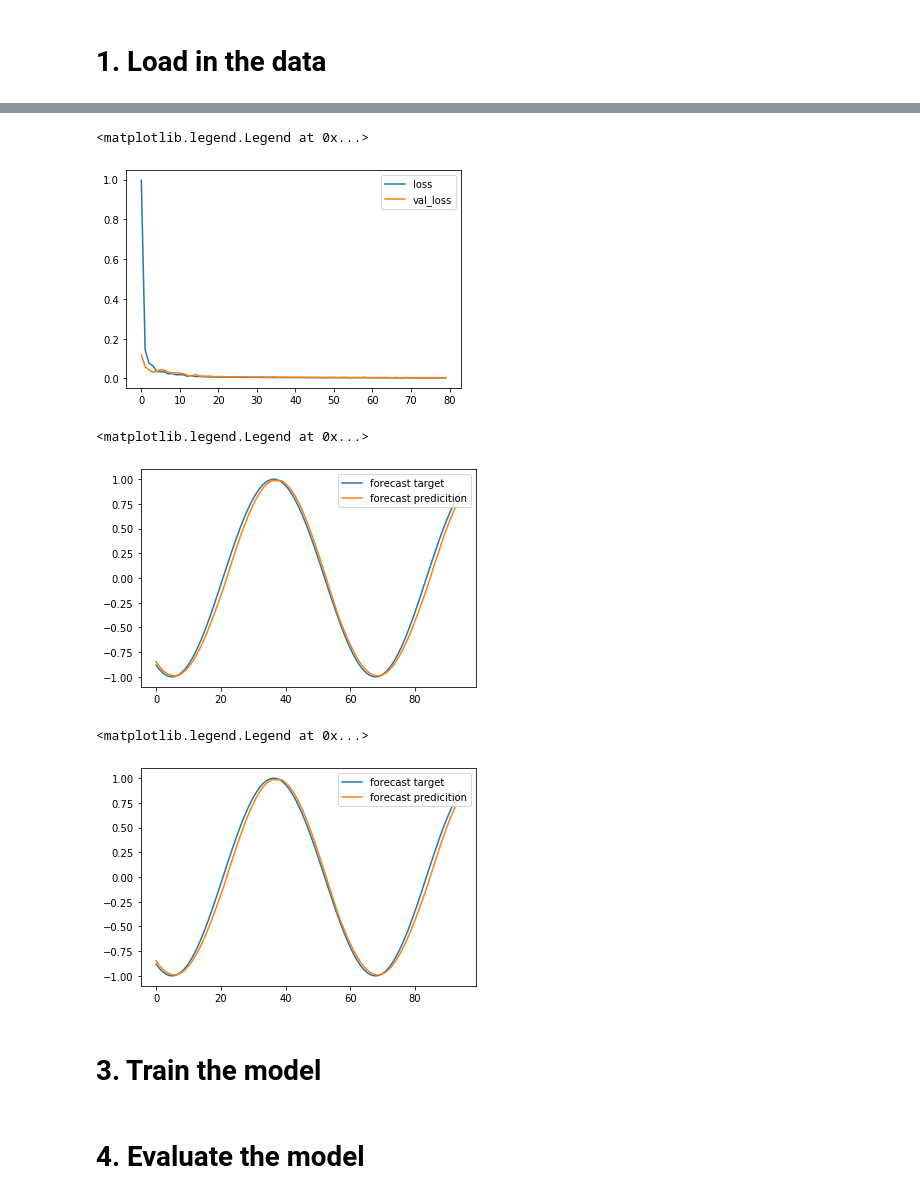
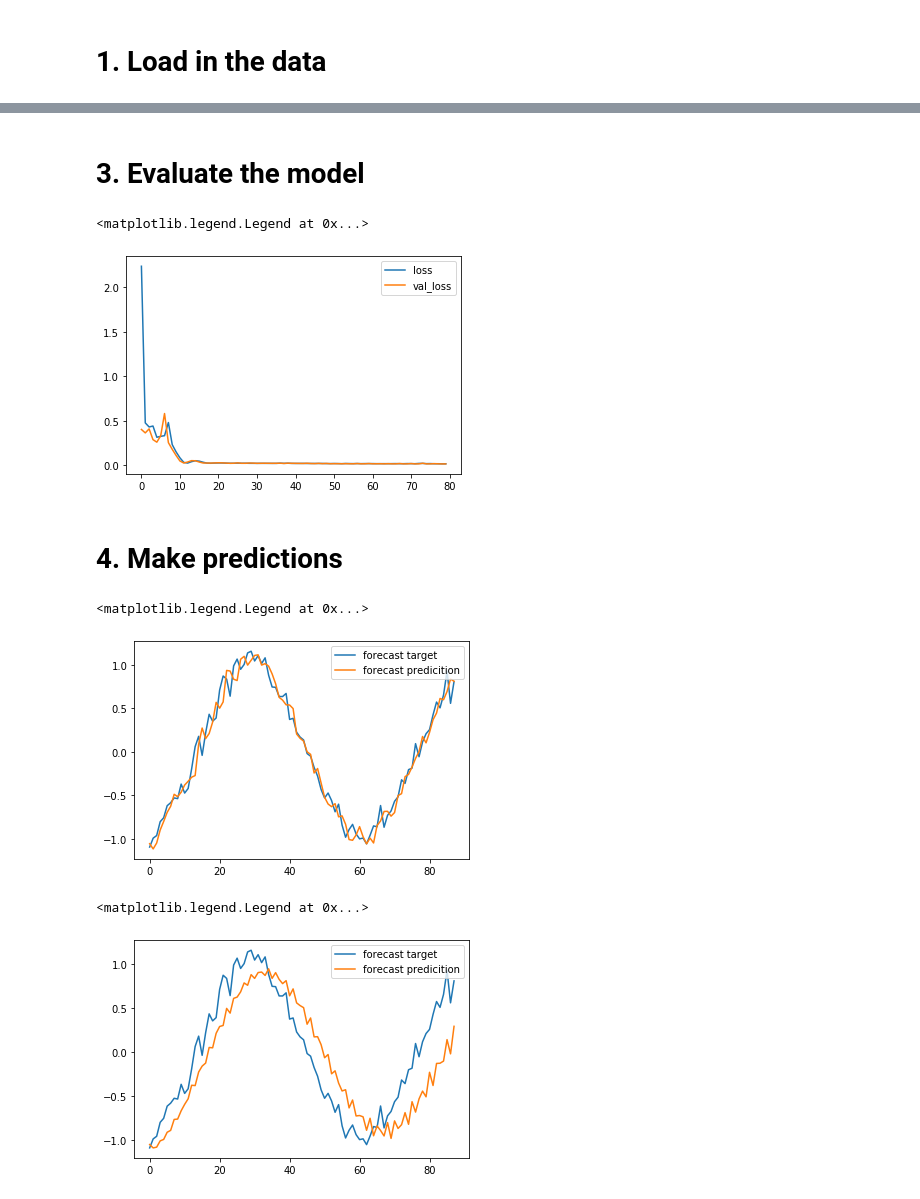
Before and after one commit to fares-ds/Time_Series_Analysis_Tutorial, a Jupyter notebook: SimpleRNN_tutorial.ipynb, the cells around one changed output, grey strips where cells are left out. Saved outputs shown, nothing was run; the diff lists cells and outputs as text; code cells hidden in the pictures.

Commit message:
Trying multiple parameters to better understund the RNN model

```diff
--- a/SimpleRNN_tutorial.ipynb
+++ b/SimpleRNN_tutorial.ipynb
@@ -9,8 +9,10 @@ from tensorflow.keras.layers import Input, SimpleRNN, Dense, Flatten
 from tensorflow.keras.models import Model
 from tensorflow.keras.optimizers import SGD, Adam
 # %%
-series = np.sin(0.1 * np.arange(200)) #+ np.random.randn(200) * 0.1
+# Make the original Data
+series = np.sin(0.1 * np.arange(200)) + np.random.randn(200) * 0.1
 
+# plot it
 plt.plot(series)
 # %% [output]
 [<matplotlib.lines.Line2D at 0x...>]
@@ -18,6 +20,6 @@ plt.plot(series)
 # %%
 ### build the dataset
-T = 10
+T = 25
 D = 1
 X = []
 Y = []
@@ -27,6 +29,7 @@ for t in range(len(series) - T):
     y = series[t+T]
     Y.append(y)
 
+# Input shape will be NxTxD, output will be NxK
 X = np.array(X).reshape(-1, T, 1)
 Y = np.array(Y)
 N = len(X)
@@ -38,9 +41,12 @@ X.shape (190, 10, 1), Y.shape (190,)
 # %%
+# Try AutoRegressive RNN model
 i = Input(shape=(T, 1))
-x = SimpleRNN(5, activation='relu')(i)
+x = SimpleRNN(5, activation=None)(i)
 x = Dense(1)(x)
 model = Model(i, x)
 model.compile(loss='mse', optimizer=Adam(lr=0.1))
 
-r = model.fit(X[:-N//2], Y[:N//2], epochs=80, validation_data=(X[-N//2:], Y[N//2:]))
+# Train the RNN
+r = model.fit(X[:-N//2], Y[:N//2], epochs=80,
+              validation_data=(X[-N//2:], Y[N//2:]))
 # %% [output]
@@ -64,32 +70,35 @@ Epoch 80/80
+# %% [markdown]
+# 3. Evaluate the model
 # %%
 plt.plot(r.history['loss'], label='loss')
 plt.plot(r.history['val_loss'], label='val_loss')
 plt.legend()
 # %% [output]
 <matplotlib.legend.Legend at 0x...>
-[figure, old version]
+[figure, new version]
+# %% [markdown]
+# 4. Make predictions
 # %%
 # Wrong forecast using true targets
-
 validation_target = Y[-N//2:]
-validation_predicitions = []
+validation_predictions = []
 
 # index of first validation input
 i = -N // 2
 
-while len(validation_predicitions) < len(validation_target):
-    p = model.predict(X[i].reshape(1, -1, 1))[0, 0]
+while len(validation_predictions) < len(validation_target):
+    p = model.predict(X[i].reshape(1, -1, 1))[0, 0] # 1x1 array -> scalar
     i += 1
 
     # update the predicitions list
-    validation_predicitions.append(p)
+    validation_predictions.append(p)
 # %%
 plt.plot(validation_target, label='forecast target')
-plt.plot(validation_predicitions, label='forecast predicition')
+plt.plot(validation_predictions, label='forecast predicition')
 plt.legend()
 # %% [output]
 <matplotlib.legend.Legend at 0x...>
-[figure, old version]
+[figure, new version]
 # %%
 # Forecast future values (use only self-predictions for making future predictions)
 
@@ -110,12 +119,8 @@ while len(validation_predictions) < len(validation_target):
     last_x[-1] = p
 # %%
 plt.plot(validation_target, label='forecast target')
-plt.plot(validation_predicitions, label='forecast predicition')
+plt.plot(validation_predictions, label='forecast predicition')
 plt.legend()
 # %% [output]
 <matplotlib.legend.Legend at 0x...>
-[figure, old version]
+[figure, new version]
-# %% [markdown]
-# 3. Train the model
-# %% [markdown]
-# 4. Evaluate the model
```
Also changed, not shown: parts of 5 cells of this notebook.
